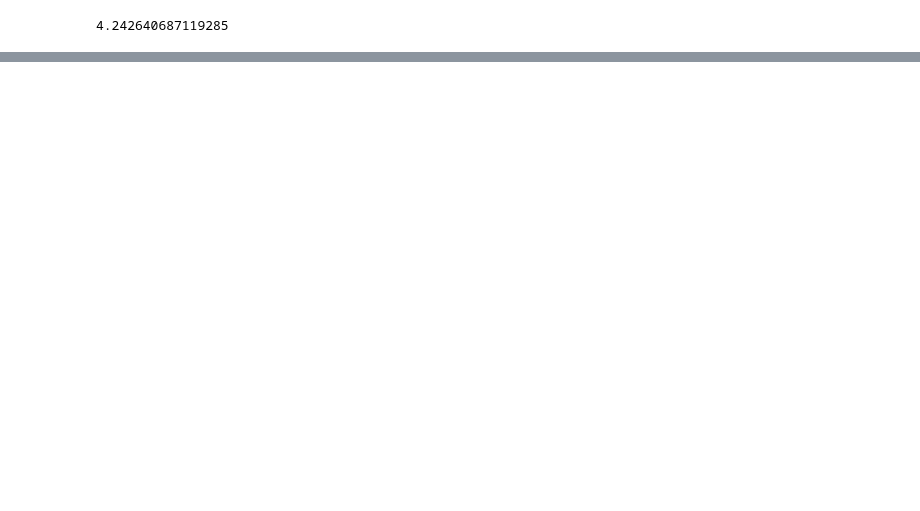
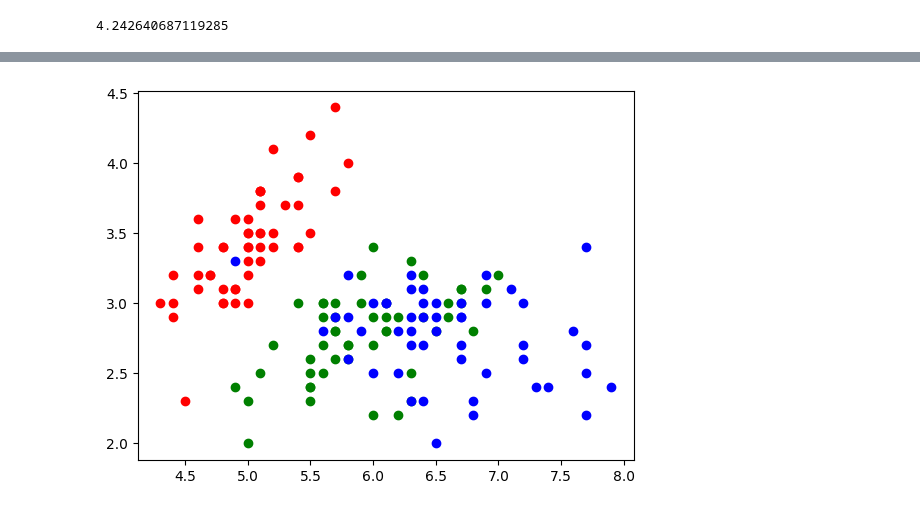
Before and after one commit to GiancarloNicolof/Using-Python-for-Research, a Jupyter notebook: 03 Case Studies/03 - Introduction to Classification/Intro_to_Classification.ipynb, the cells around one changed output, grey strips where cells are left out. Drawn from its saved outputs; the diff is of its cells as text; code cells hidden in the pictures; blank space fills up the shorter version.

```diff
--- a/03 Case Studies/03 - Introduction to Classification/Intro_to_Classification.ipynb
+++ b/03 Case Studies/03 - Introduction to Classification/Intro_to_Classification.ipynb
@@ -42,0 +145,12 @@ winners
+# %%
+from sklearn import datasets
+iris = datasets.load_iris()
+# %%
+predictors = iris.data[:, 0:2]
+outcomes = iris.target
+# %%
+plt.plot(predictors[outcomes == 0][:, 0], predictors[outcomes == 0][:, 1], "ro")
+plt.plot(predictors[outcomes == 1][:, 0], predictors[outcomes == 1][:, 1], "go")
+plt.plot(predictors[outcomes == 2][:, 0], predictors[outcomes == 1][:, 1], "bo");
+# %% [output]
+[figure, added]
```
Also changed, not shown: parts of 25 cells of this notebook.
